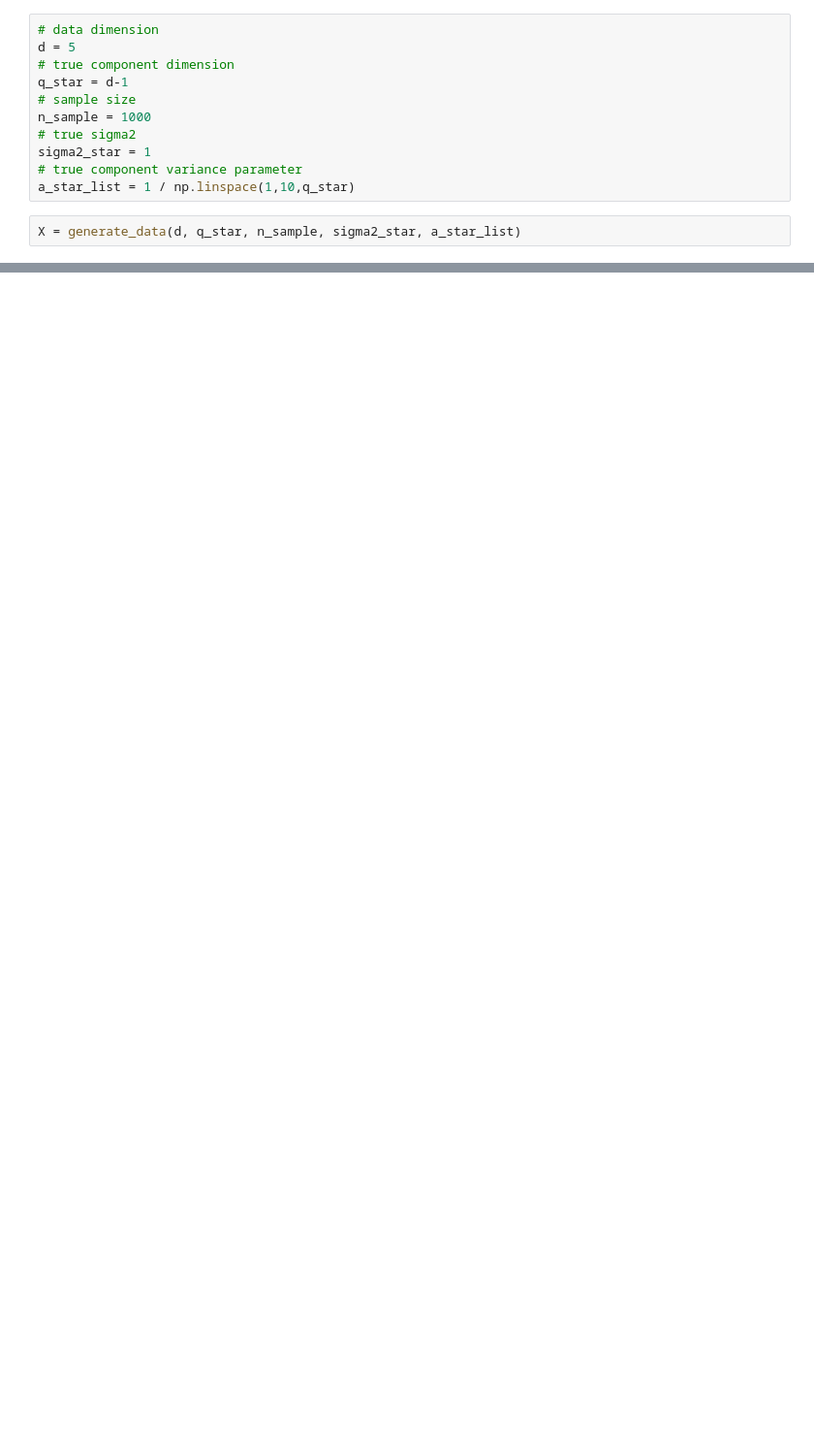
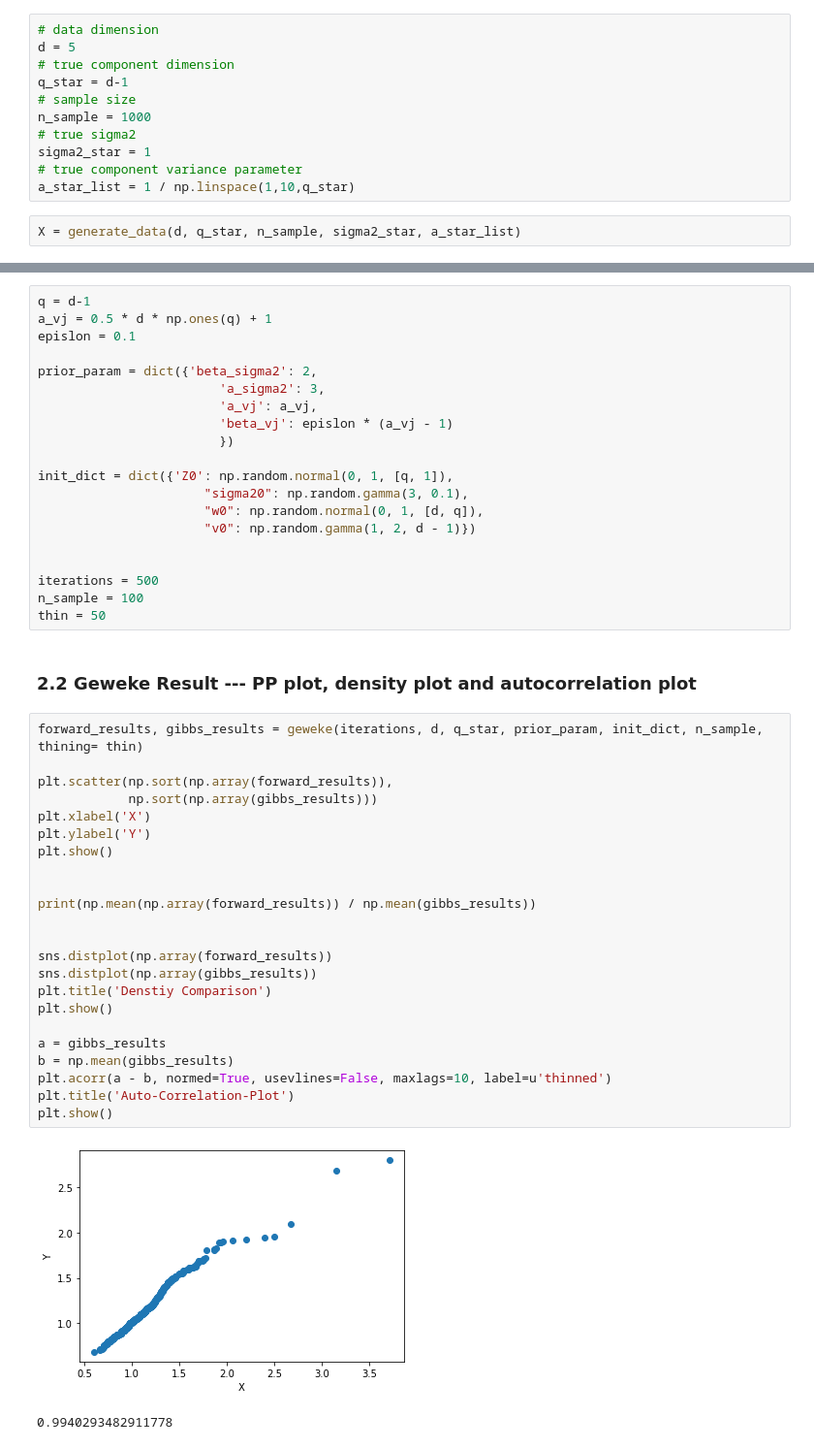
Before and after one commit to LeonCaesa/Gibbs, a Jupyter notebook: Experiment.ipynb, the cells around one changed output, grey strips where cells are left out. Shown at 97% size. Saved outputs shown, nothing was run; the diff lists cells and outputs as text; blank space fills up the shorter version.

```diff
--- a/Experiment.ipynb
+++ b/Experiment.ipynb
@@ -106,0 +62,48 @@ Text(0.5, 1.0, 'Sigma2 trace')
+# %%
+q = d-1
+a_vj = 0.5 * d * np.ones(q) + 1
+epislon = 0.1
+
+prior_param = dict({'beta_sigma2': 2,
+                        'a_sigma2': 3,
+                        'a_vj': a_vj,
+                        'beta_vj': epislon * (a_vj - 1)
+                        })
+
+init_dict = dict({'Z0': np.random.normal(0, 1, [q, 1]),
+                      "sigma20": np.random.gamma(3, 0.1),
+                      "w0": np.random.normal(0, 1, [d, q]),
+                      "v0": np.random.gamma(1, 2, d - 1)})
+
+
+iterations = 500
+n_sample = 100
+thin = 50
+# %% [markdown]
+### 2.2 Geweke Result --- PP plot, density plot and autocorrelation plot
+# %%
+forward_results, gibbs_results = geweke(iterations, d, q_star, prior_param, init_dict, n_sample, thining= thin)
+
+plt.scatter(np.sort(np.array(forward_results)),
+            np.sort(np.array(gibbs_results)))
+plt.xlabel('X')
+plt.ylabel('Y')
+plt.show()
+
+
+print(np.mean(np.array(forward_results)) / np.mean(gibbs_results))
+
+
+sns.distplot(np.array(forward_results))
+sns.distplot(np.array(gibbs_results))
+plt.title('Denstiy Comparison')
+plt.show()
+
+a = gibbs_results
+b = np.mean(gibbs_results)
+plt.acorr(a - b, normed=True, usevlines=False, maxlags=10, label=u'thinned')
+plt.title('Auto-Correlation-Plot')
+plt.show()
+# %% [output]
+[figure, added]
+0.9940293482911778
```
Also changed, not shown: parts of 39 cells of this notebook, 1 other file.
